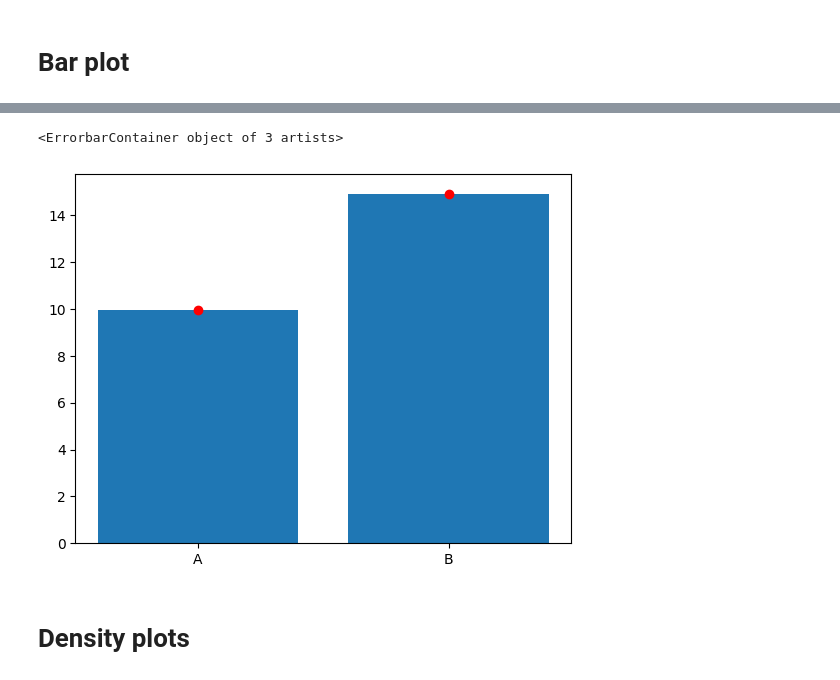
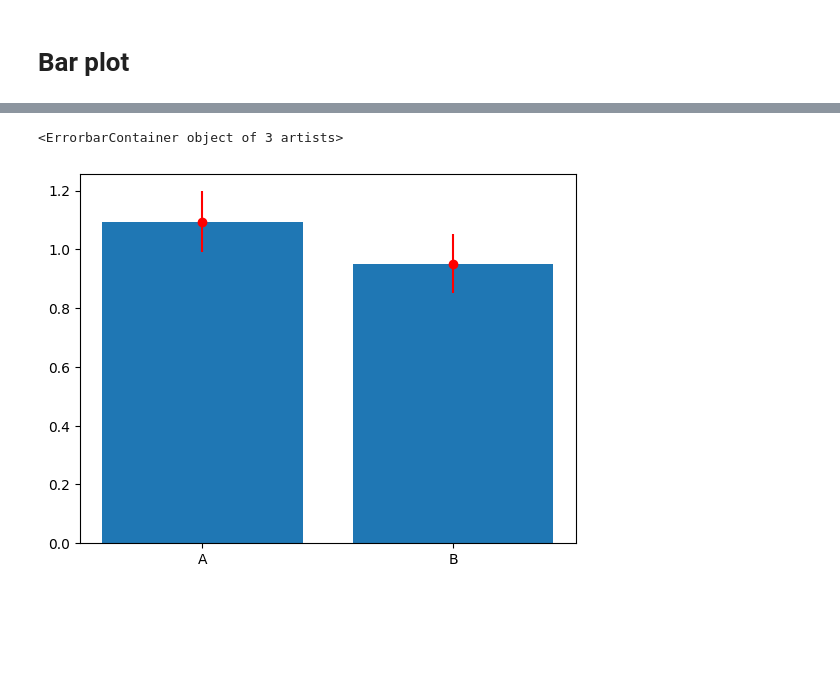
Before and after one commit to cbannard/lela60342_25-26, a Jupyter notebook: LELA30642_Week_8_DataVisualisation.ipynb, the cells around one changed output, grey strips where cells are left out. Saved outputs shown, nothing was run; the diff lists cells and outputs as text; code cells hidden in the pictures; blank space fills up the shorter version.

```diff
--- a/LELA30642_Week_8_DataVisualisation.ipynb
+++ b/LELA30642_Week_8_DataVisualisation.ipynb
@@ -15,5 +23,5 @@ import seaborn as sns
 # %%
 rng = np.random.default_rng()
-mean = np.array([10,15])
-cov = np.array([[100, 10], [10, 100]])
-X=rng.multivariate_normal(mean, cov, 10000)
+mean = np.array([1.0,1.1])
+cov = np.array([[1, 0.25], [0.25, 1]])
+X=rng.multivariate_normal(mean, cov, 100)
@@ -55,8 +56,6 @@ array([10.25556179, 15.26775687])
 # %%
-plt.bar(["A","B"], np.mean(population_means,1))
-plt.errorbar(["A","B"], np.mean(population_means,1), yerr=np.std(population_means,1), fmt="o", color="r")
+plt.bar(["A","B"], np.mean(X.T,1))
+plt.errorbar(["A","B"], np.mean(X.T,1), yerr=np.std(X.T,1)/np.sqrt(len(X.T[0])), fmt="o", color="r")
 # %% [output]
 <ErrorbarContainer object of 3 artists>
-[figure, old version]
+[figure, new version]
-# %% [markdown]
-# Density plots
```
Also changed, not shown: parts of 30 cells of this notebook.
